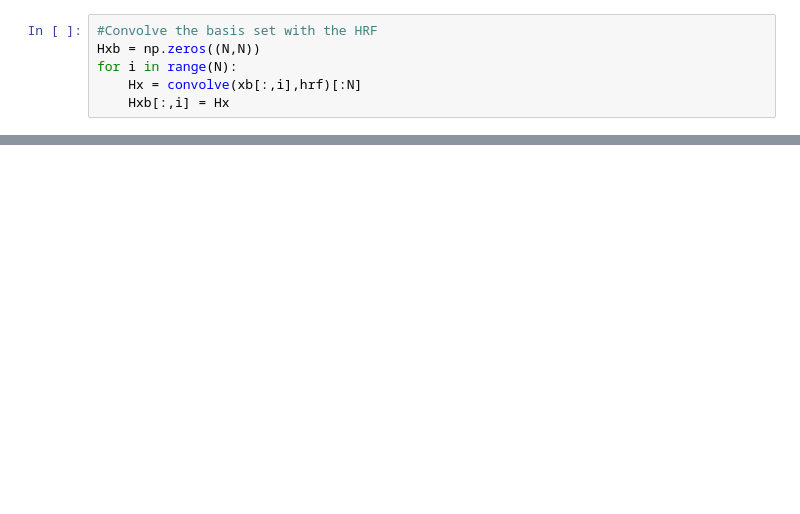
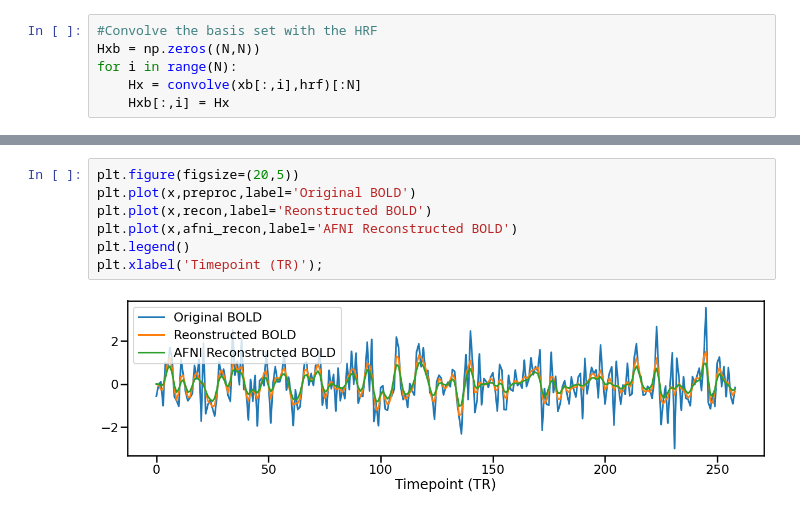
Before and after one commit to dunsmoorlab/gPPI, a Jupyter notebook: deconvolve.ipynb, the cells around one changed output, grey strips where cells are left out. Drawn from its saved outputs; the diff is of its cells as text; blank space fills up the shorter version.

```diff
--- a/deconvolve.ipynb
+++ b/deconvolve.ipynb
@@ -150,0 +162,9 @@ Text(0.5, 1.0, 'Psychological x Physiological Interaction')
+# %%
+plt.figure(figsize=(20,5))
+plt.plot(x,preproc,label='Original BOLD')
+plt.plot(x,recon,label='Reonstructed BOLD')
+plt.plot(x,afni_recon,label='AFNI Reconstructed BOLD')
+plt.legend()
+plt.xlabel('Timepoint (TR)');
+# %% [output]
+[figure, added]
```
Also changed, not shown: parts of 13 cells of this notebook, 9 other files.
